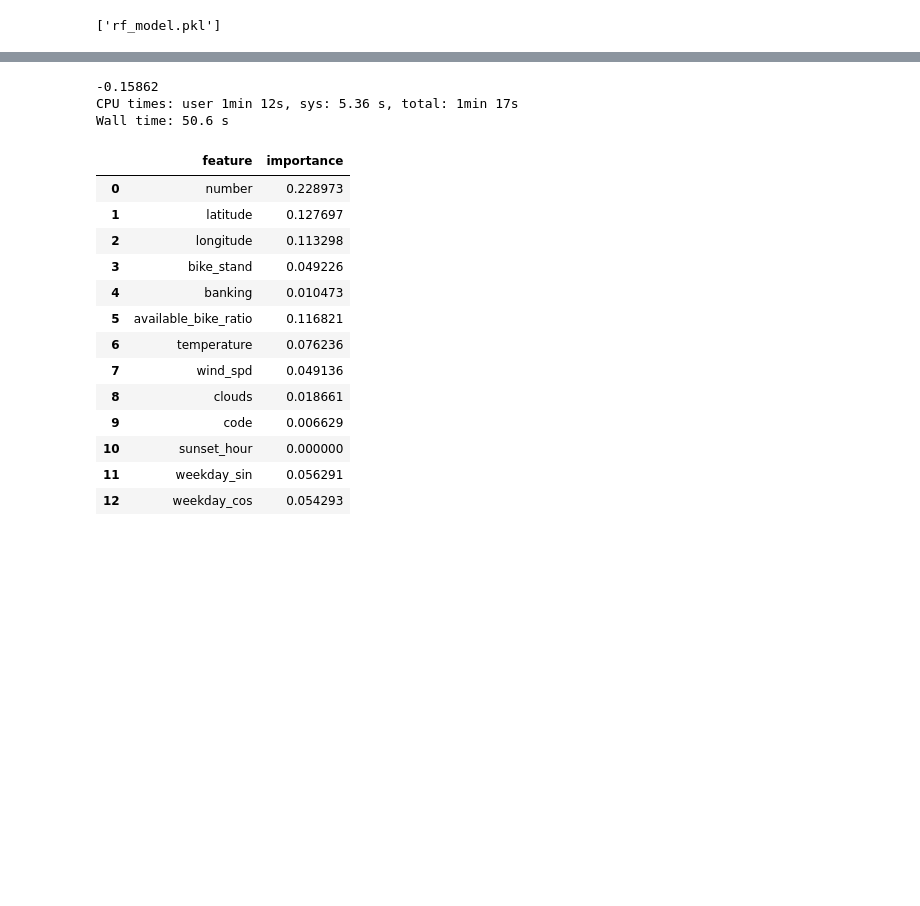
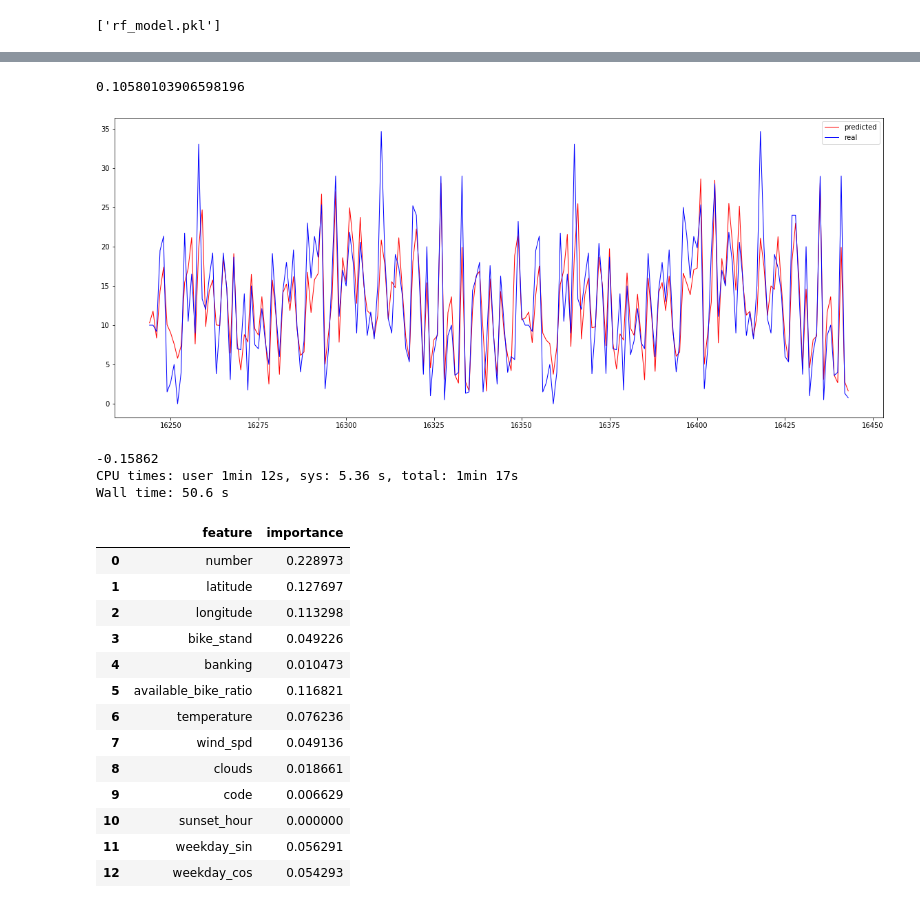
Before and after one commit to davidwu1010/dublin-bike, a Jupyter notebook: flask_app/templates/predictive_model_training.ipynb, the cells around one changed output, grey strips where cells are left out. Saved outputs shown, nothing was run; the diff lists cells and outputs as text; code cells hidden in the pictures; blank space fills up the shorter version.

```diff
--- a/flask_app/templates/predictive_model_training.ipynb
+++ b/flask_app/templates/predictive_model_training.ipynb
@@ -380,0 +484,4 @@ plt.show()
+# %%
+%%time
+model = joblib.load(model_name)
+y_prediction = model.predict(x_test)
@@ -381,2 +491,21 @@ plt.show()
+# %%
+y_test = y_test.reset_index()["available_bike_ratio_label"]
+mean_squared_error(y_test, y_prediction, squared=False)
+# %% [output]
+0.10580103906598196
+# %%
+y_prediction = pd.Series(y_prediction)
+capacity = x_test['bike_stand'].reset_index().drop(['index'], axis = 1).squeeze()
+# %%
+y_prediction_inv = capacity.multiply(y_prediction)
+y_test_inv = capacity.multiply(y_test)
+# %%
+fig, ax = plt.subplots(figsize=(20,8))
+plt.plot(y_prediction_inv[-200:], linewidth=1, color = 'red', label = 'predicted')
+plt.plot(y_test_inv[-200:], linewidth=1, color = 'blue', label = 'real')
+plt.legend()
+plt.show()
+# %% [output]
+[figure, added]
 # %%
 %%time
```
Also changed, not shown: parts of 26 cells of this notebook, 4 other files.
